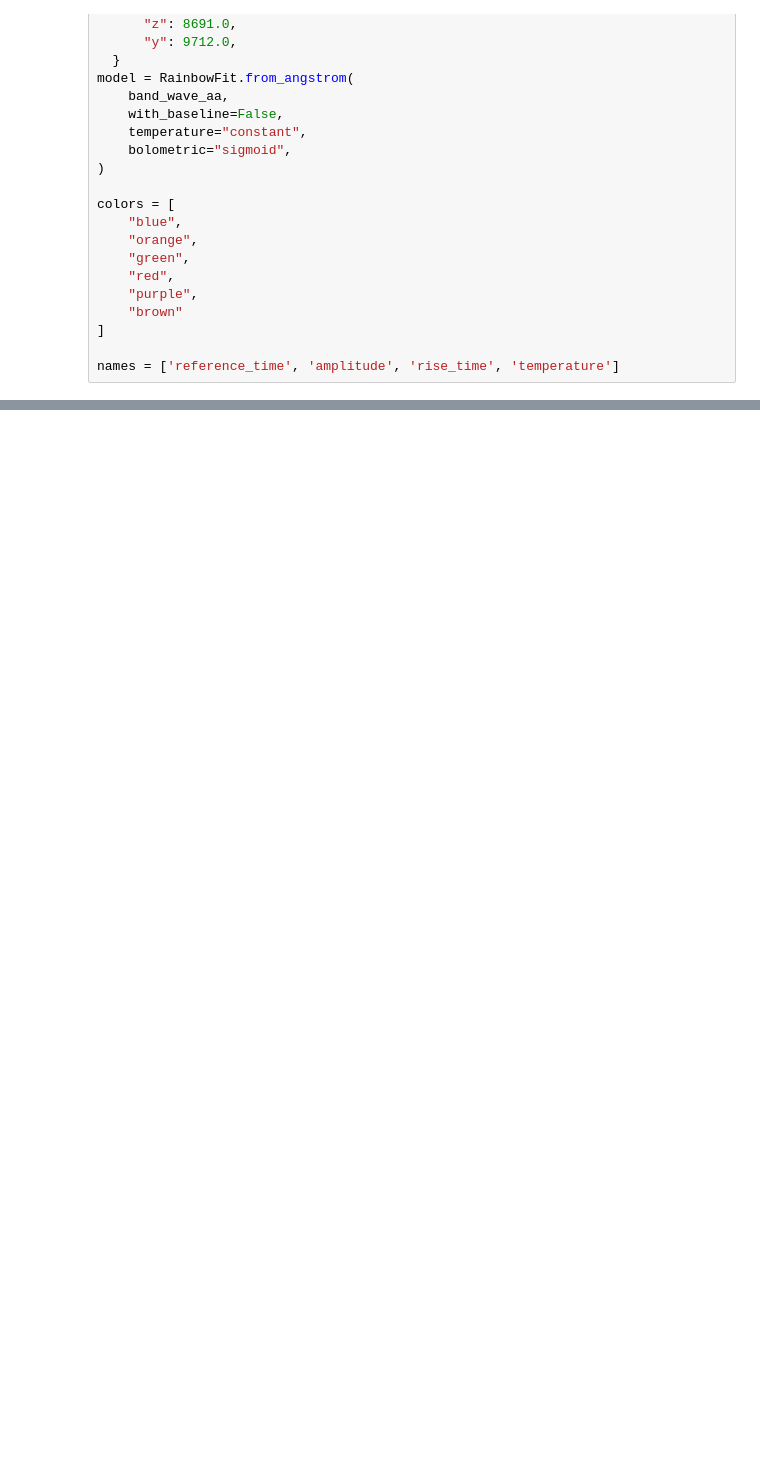
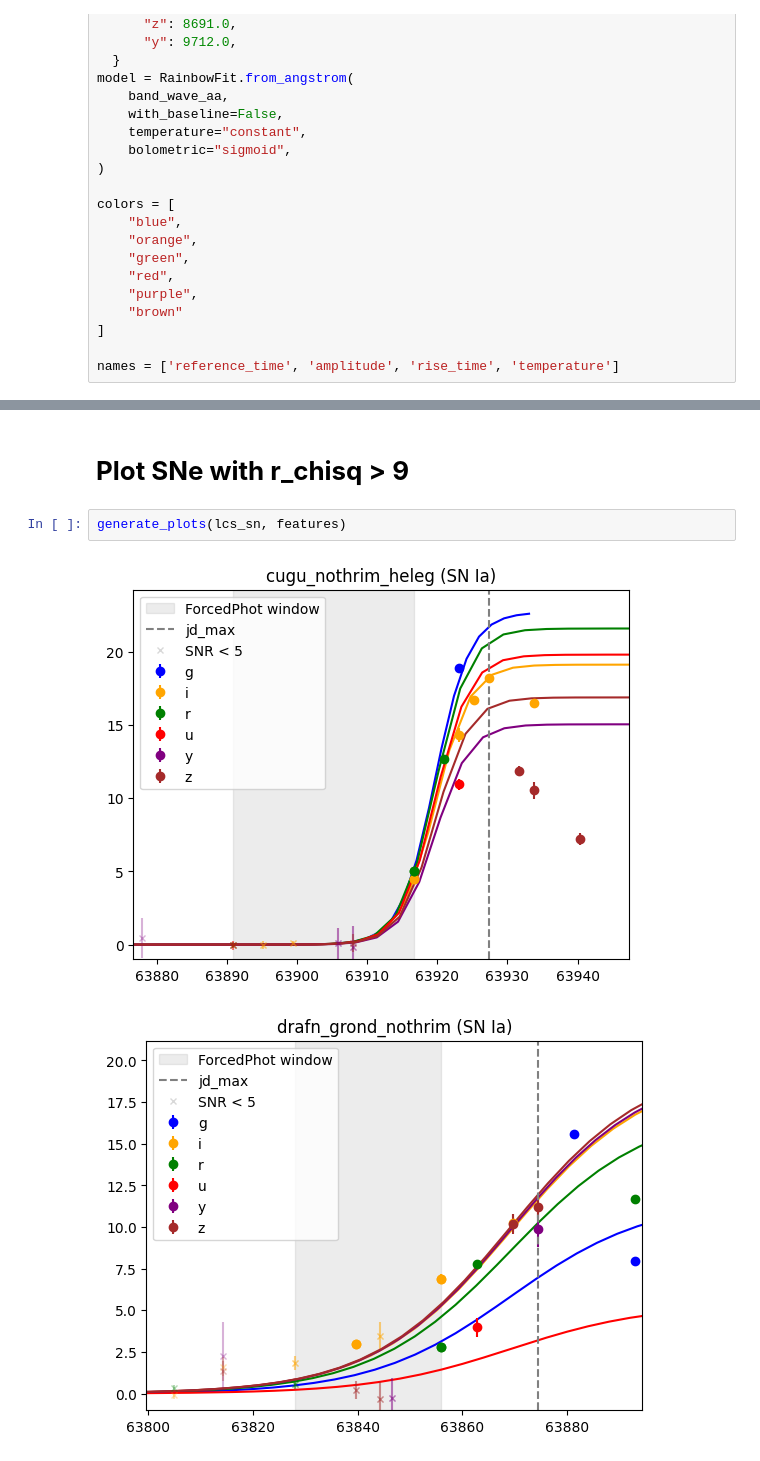
Before and after one commit to emilleishida/Fink_earlyTDE_v2, a Jupyter notebook: notebooks/check_the_fits.ipynb, the cells around one changed output, grey strips where cells are left out. Saved outputs shown, nothing was run; the diff lists cells and outputs as text; blank space fills up the shorter version.

```diff
--- a/notebooks/check_the_fits.ipynb
+++ b/notebooks/check_the_fits.ipynb
@@ -295,0 +187,7 @@ for objid in buggy:
+# %% [markdown]
+# **Plot SNe with r_chisq > 9**
+# %%
+generate_plots(lcs_sn, features)
+# %% [output]
+[figure, added]
+[figure, added]
```
Also changed, not shown: parts of 10 cells of this notebook.
